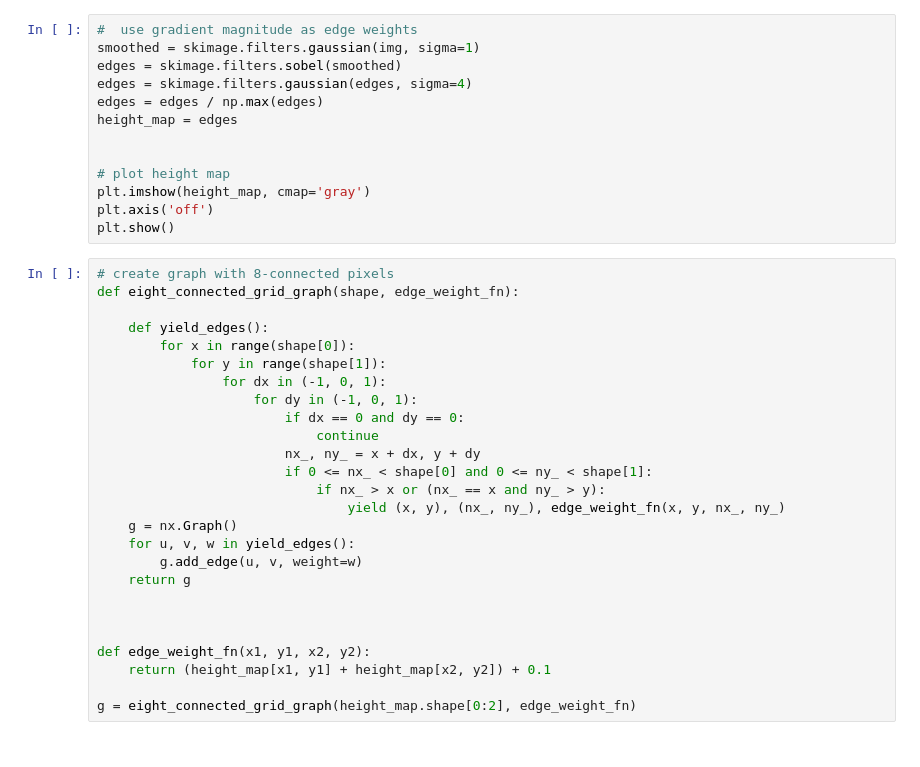
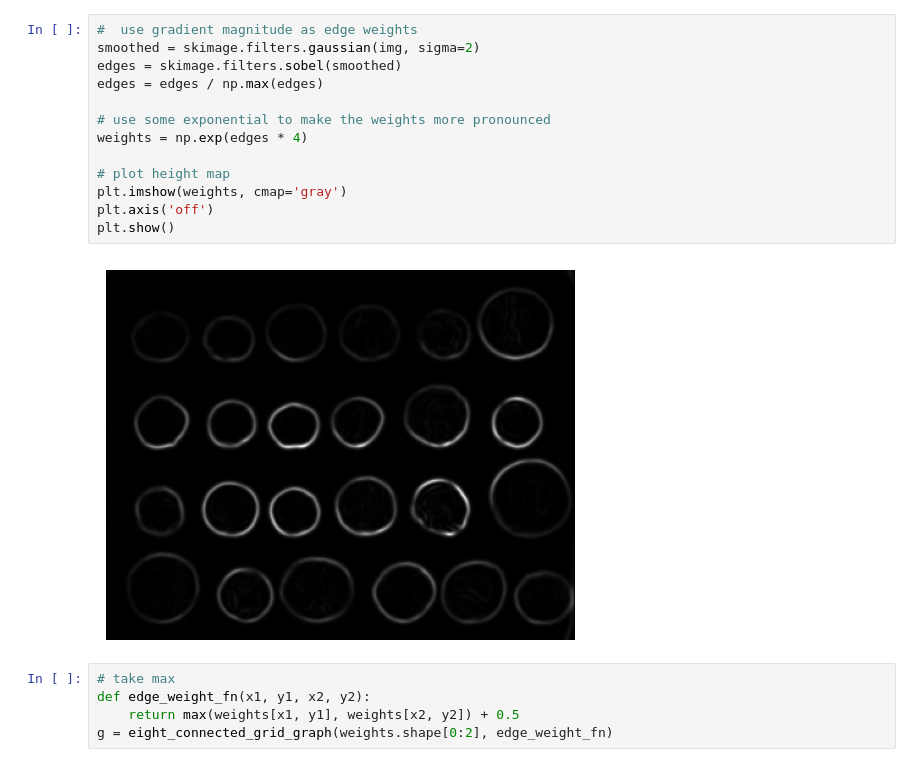
Before and after one commit to DerThorsten/xeus-python-fun, a Jupyter notebook: content/graph.ipynb, the cells around one changed output. Drawn from its saved outputs; the diff is of its cells as text.

```diff
--- a/content/graph.ipynb
+++ b/content/graph.ipynb
@@ -12,41 +36,22 @@ plt.show()
 # %%
 #  use gradient magnitude as edge weights
-smoothed = skimage.filters.gaussian(img, sigma=1)
+smoothed = skimage.filters.gaussian(img, sigma=2)
 edges = skimage.filters.sobel(smoothed)
-edges = skimage.filters.gaussian(edges, sigma=4)
 edges = edges / np.max(edges)
-height_map = edges
 
+# use some exponential to make the weights more pronounced
+weights = np.exp(edges * 4)
 
 # plot height map
-plt.imshow(height_map, cmap='gray')
+plt.imshow(weights, cmap='gray')
 plt.axis('off')
 plt.show()
+# %% [output]
+[figure, added]
 # %%
-# create graph with 8-connected pixels
-def eight_connected_grid_graph(shape, edge_weight_fn):
-
-    def yield_edges():
-        for x in range(shape[0]):
-            for y in range(shape[1]):
-                for dx in (-1, 0, 1):
-                    for dy in (-1, 0, 1):
-                        if dx == 0 and dy == 0:
-                            continue
-                        nx_, ny_ = x + dx, y + dy
-                        if 0 <= nx_ < shape[0] and 0 <= ny_ < shape[1]:
-                            if nx_ > x or (nx_ == x and ny_ > y):
-                                yield (x, y), (nx_, ny_), edge_weight_fn(x, y, nx_, ny_)
-    g = nx.Graph()
-    for u, v, w in yield_edges():
-        g.add_edge(u, v, weight=w)
-    return g
-
-
-
+# take max
 def edge_weight_fn(x1, y1, x2, y2):
-    return (height_map[x1, y1] + height_map[x2, y2]) + 0.1
-
-g = eight_connected_grid_graph(height_map.shape[0:2], edge_weight_fn)
+    return max(weights[x1, y1], weights[x2, y2]) + 0.5
+g = eight_connected_grid_graph(weights.shape[0:2], edge_weight_fn)
 # %%
 # interactive ipycanvas widget to allow for clicking on the graph
```
Also changed, not shown: parts of 8 cells of this notebook.
